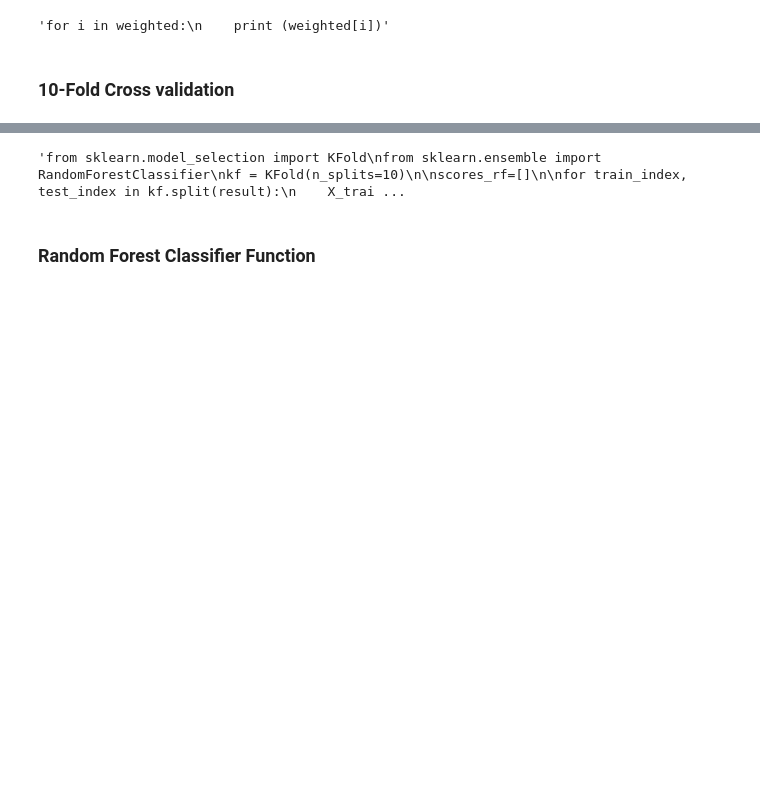
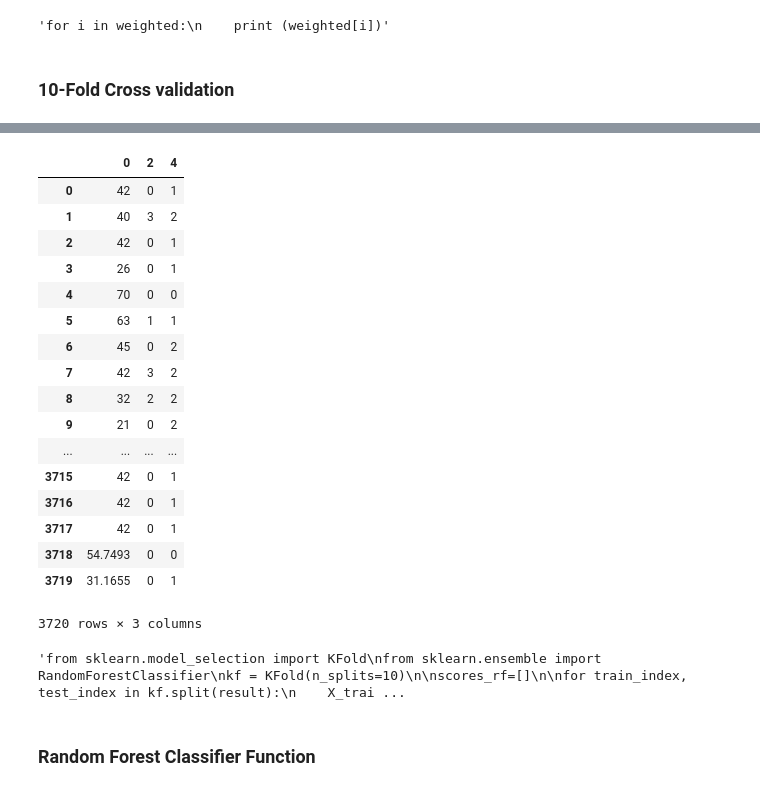
Before and after one commit to AHAMES/GraduationProject.Social.Media.Drug.Side.Effects.Classification, a Jupyter notebook: Classifier2/Classifier.ipynb, the cells around one changed output, grey strips where cells are left out. Saved outputs shown, nothing was run; the diff lists cells and outputs as text; code cells hidden in the pictures; blank space fills up the shorter version.

Commit message:
testing feature selection

```diff
--- a/Classifier2/Classifier.ipynb
+++ b/Classifier2/Classifier.ipynb
@@ -218,3 +218,31 @@ def getMissingPercentage(feature):
     print (nancount)
     print ((nancount*100)/size)
 #getMissingPercentage('Pvc')
+# %%
+def importance(result,result_labels):
+    from sklearn.ensemble import RandomForestClassifier
+    from sklearn.model_selection import train_test_split
+    from sklearn.feature_selection import SelectFromModel
+    from collections import Counter
+
+    X_train, X_test, Y_train, Y_test = train_test_split(result, result_labels, test_size=0.30, random_state=42)
+    X_train, X_test, Y_train, Y_test = pd.DataFrame(X_train),pd.DataFrame(X_test),pd.DataFrame(Y_train),pd.DataFrame(Y_test),
+    #print(Counter(result_labels))
+    sel = SelectFromModel(RandomForestClassifier(n_estimators = 200))
+    sel.fit(X_train, Y_train)
+    #print(sel.get_support())
+    selected_feat= X_train.columns[(sel.get_support())]
+    #print(len(selected_feat))
+    #print(selected_feat)
+
+
+    return selected_feat
+# %%
+label='Drug'
+asklabel='Drug'
+
+result,result_labels,weighted,weighted_labels,blood,blood_labels,ask,ask_labels=prepareDataset(label,asklabel)
+res_feat=importance(result,result_labels)
+wei_feat=importance(weighted,weighted_labels)
+blood_feat=importance(blood,blood_labels)
+ask_feat=importance(ask,ask_labels)
@@ -221,3 +273,24 @@ def getMissingPercentage(feature):
+# %%
+pd.DataFrame(result)[res_feat]
+# %% [output]
+|  | 0 | 2 | 4 |
+| 0 | 42 | 0 | 1 |
+| 1 | 40 | 3 | 2 |
+| 2 | 42 | 0 | 1 |
+| 3 | 26 | 0 | 1 |
+| 4 | 70 | 0 | 0 |
+| 5 | 63 | 1 | 1 |
+| 6 | 45 | 0 | 2 |
+| 7 | 42 | 3 | 2 |
+| 8 | 32 | 2 | 2 |
+| 9 | 21 | 0 | 2 |
+| ... | ... | ... | ... |
+| 3715 | 42 | 0 | 1 |
+| 3716 | 42 | 0 | 1 |
+| 3717 | 42 | 0 | 1 |
+| 3718 | 54.7493 | 0 | 0 |
+| 3719 | 31.1655 | 0 | 1 |
+3720 rows × 3 columns
 # %%
 '''from sklearn.model_selection import KFold
 from sklearn.ensemble import RandomForestClassifier
```
Also changed, not shown: parts of 10 cells of this notebook, 28 other files.
